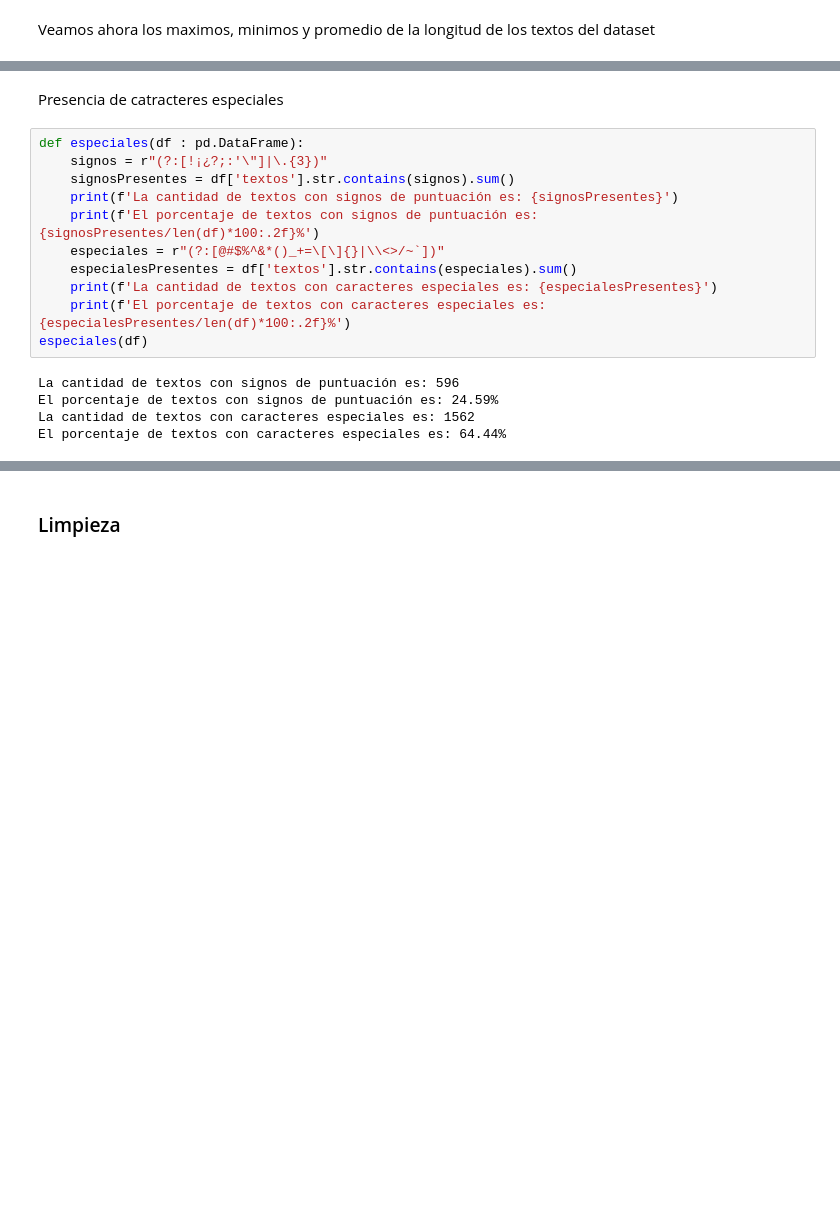
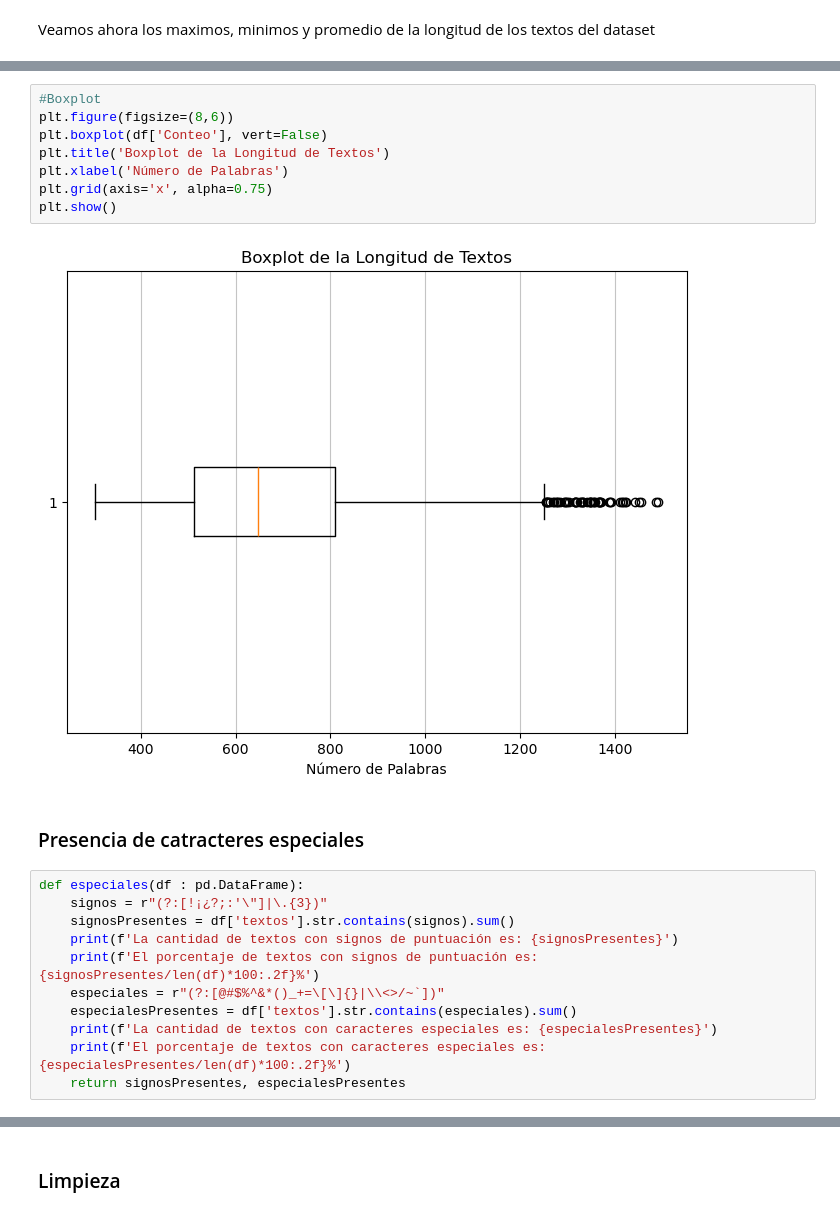
Before and after one commit to Trabajos-BI/Proyecto-1, a Jupyter notebook: Nano.ipynb, the cells around one changed output, grey strips where cells are left out. Drawn from its saved outputs; the diff is of its cells as text; blank space fills up the shorter version.

```diff
--- a/Nano.ipynb
+++ b/Nano.ipynb
@@ -104,5 +125,15 @@ El promedio de longitud es: 683.00
+# %%
+#Boxplot
+plt.figure(figsize=(8,6))
+plt.boxplot(df['Conteo'], vert=False)
+plt.title('Boxplot de la Longitud de Textos')
+plt.xlabel('Número de Palabras')
+plt.grid(axis='x', alpha=0.75)
+plt.show()
+# %% [output]
+[figure, added]
 # %% [markdown]
-Presencia de catracteres especiales
+### Presencia de catracteres especiales
 # %%
 def especiales(df : pd.DataFrame):
     signos = r"(?:[!¡¿?;:'\"]|\.{3})"
@@ -113,9 +144,4 @@ def especiales(df : pd.DataFrame):
     especialesPresentes = df['textos'].str.contains(especiales).sum()
     print(f'La cantidad de textos con caracteres especiales es: {especialesPresentes}')
     print(f'El porcentaje de textos con caracteres especiales es: {especialesPresentes/len(df)*100:.2f}%')
-especiales(df)
+    return signosPresentes, especialesPresentes
-# %% [output]
-La cantidad de textos con signos de puntuación es: 596
-El porcentaje de textos con signos de puntuación es: 24.59%
-La cantidad de textos con caracteres especiales es: 1562
-El porcentaje de textos con caracteres especiales es: 64.44%
```
Also changed, not shown: parts of 9 cells of this notebook.
